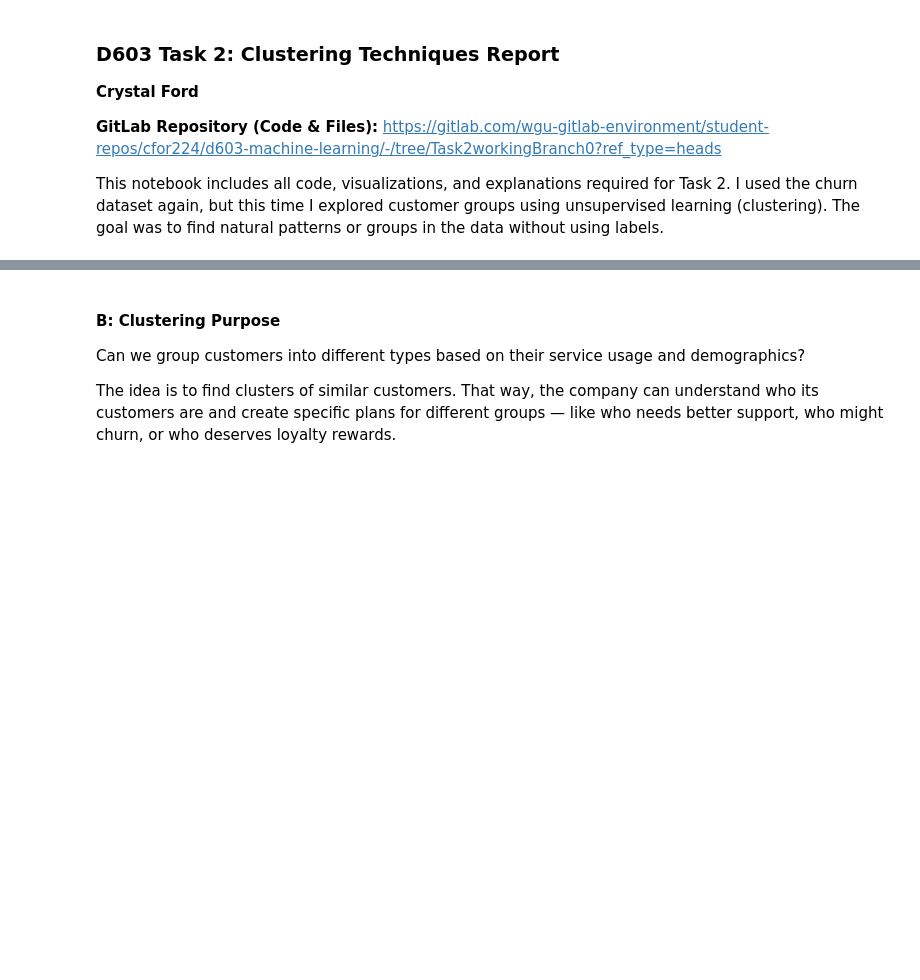
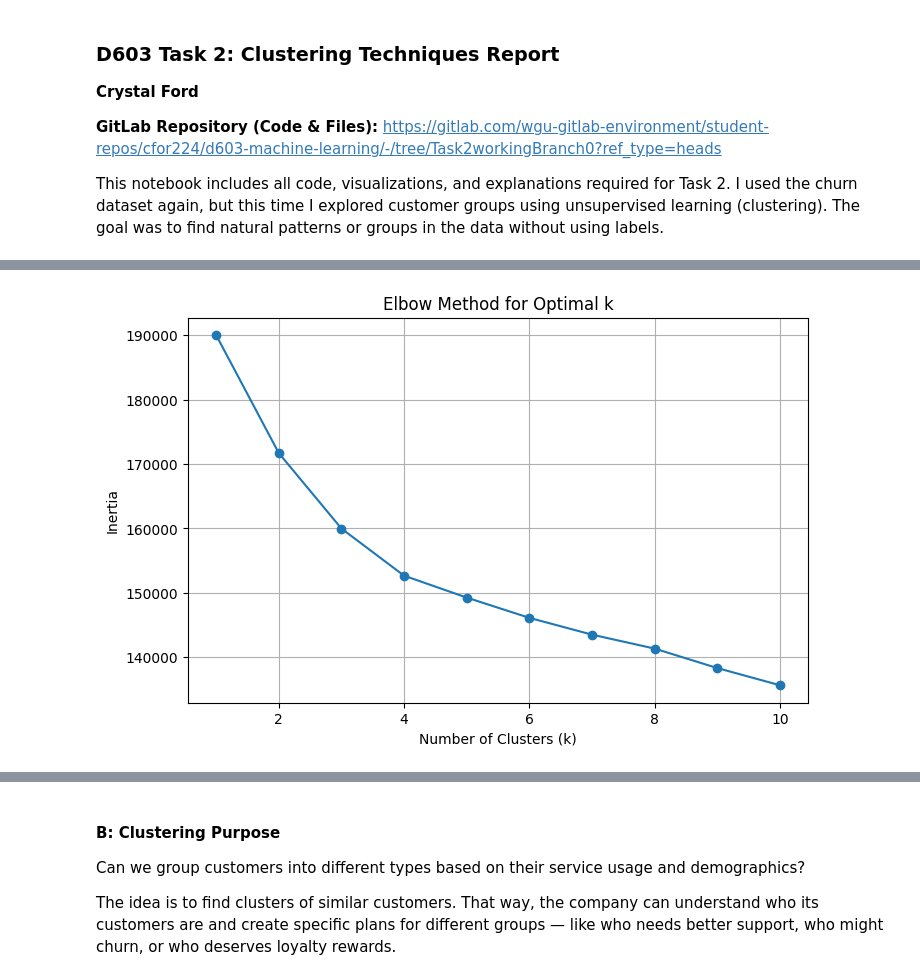
Before and after one commit to crystalmford/WGU_MSDA_projects, a Jupyter notebook: d603_task2_final_cfor224.ipynb, the cells around one changed output, grey strips where cells are left out. Cells and saved outputs as stored; diff of their text form; code cells hidden in the pictures; blank space fills up the shorter version.

```diff
--- a/d603_task2_final_cfor224.ipynb
+++ b/d603_task2_final_cfor224.ipynb
@@ -8,0 +60,11 @@ This notebook includes all code, visualizations, and explanations required for T
+# %%
+# Filter numeric columns only (int or float)
+numeric_df = df.select_dtypes(include=['int64', 'float64'])
+
+# Further filter out binary variables (like 0/1) by keeping columns with more than 2 unique values
+continuous_df = numeric_df.loc[:, numeric_df.nunique() > 2]
+
+# Preview the continuous features
+print("Continuous variables selected:")
+print(continuous_df.columns)
+print(f"Shape of filtered data: {continuous_df.shape}")
@@ -8,0 +97,23 @@ This notebook includes all code, visualizations, and explanations required for T
+# %%
+from sklearn.cluster import KMeans
+import matplotlib.pyplot as plt
+
+# Try k values from 1 to 10
+inertia = []
+k_range = range(1, 11)
+
+for k in k_range:
+    kmeans = KMeans(n_clusters=k, random_state=42)
+    kmeans.fit(scaled_df)
+    inertia.append(kmeans.inertia_)
+
+# Plot the elbow curve
+plt.figure(figsize=(8, 5))
+plt.plot(k_range, inertia, marker='o')
+plt.xlabel('Number of Clusters (k)')
+plt.ylabel('Inertia')
+plt.title('Elbow Method for Optimal k')
+plt.grid(True)
+plt.show()
+# %% [output]
+[figure, added]
```
Also changed, not shown: parts of 22 cells of this notebook, 2 other files.
